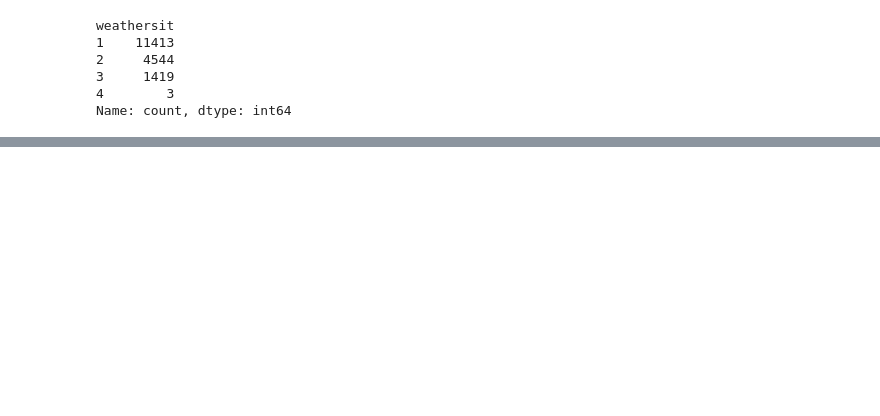
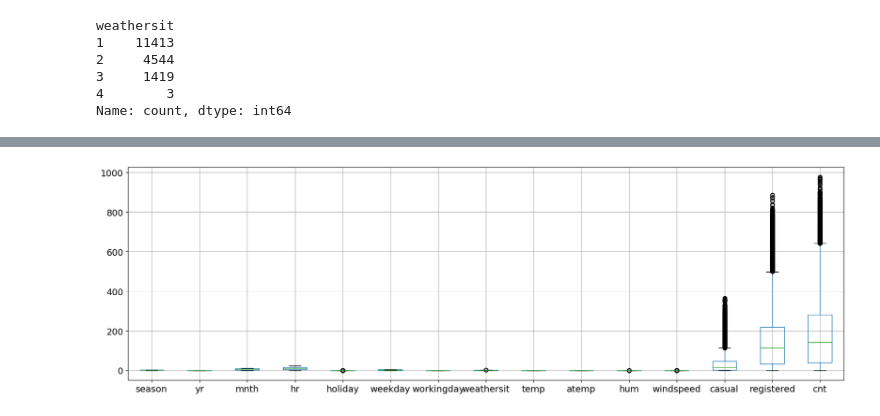
Before and after one commit to NicoloResmini/dtu-02450-projects, a Jupyter notebook: exploration.ipynb, the cells around one changed output, grey strips where cells are left out. Drawn from its saved outputs; the diff is of its cells as text; code cells hidden in the pictures; blank space fills up the shorter version.

```diff
--- a/exploration.ipynb
+++ b/exploration.ipynb
@@ -57,0 +47,16 @@ dataset.describe()
+# %%
+# check outliers
+
+# extra code – the next 5 lines define the default font sizes
+plt.rc('font', size=14)
+plt.rc('axes', labelsize=14, titlesize=14)
+plt.rc('legend', fontsize=14)
+plt.rc('xtick', labelsize=14)
+plt.rc('ytick', labelsize=14)
+plt.figure(figsize=(20,6))
+
+columns_wo_instant = dataset.columns[1:]
+dataset[columns_wo_instant].boxplot(widths=0.5)
+plt.show()
+# %% [output]
+[figure, added]
```
Also changed, not shown: parts of 9 cells of this notebook, 1 other file.
